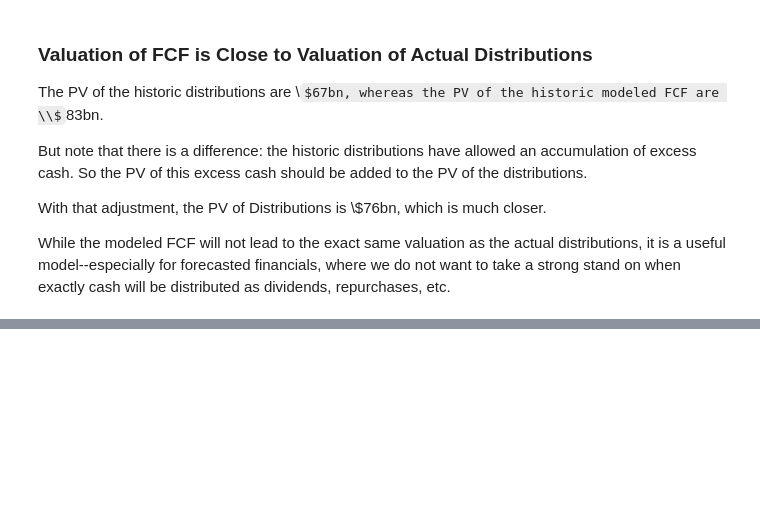
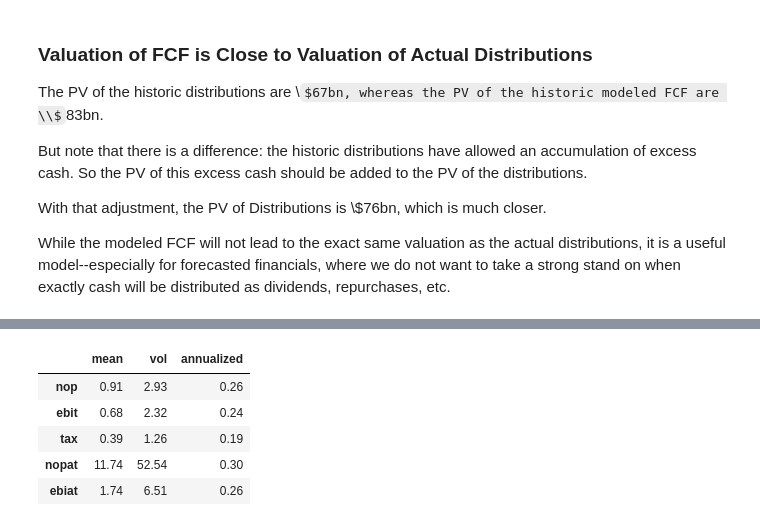
Before and after one commit to MarkHendricks/finm-corp-2022, a Jupyter notebook: discussions/Financial Policy at Apple.ipynb, the cells around one changed output, grey strips where cells are left out. Saved outputs shown, nothing was run; the diff lists cells and outputs as text; code cells hidden in the pictures; some formulas as TeX source; blank space fills up the shorter version.

```diff
--- a/discussions/Financial Policy at Apple.ipynb
+++ b/discussions/Financial Policy at Apple.ipynb
@@ -766,0 +832,10 @@ While the modeled FCF will not lead to the exact same valuation as the actual di
+# %%
+profit_growth = profit.pct_change(axis=1)
+pd.DataFrame({'mean':profit_growth.mean(axis=1), 'vol':profit_growth.std(axis=1), 'annualized':(profit.iloc[:,-1]/profit.iloc[:,0])**(1/profit.shape[1]) - 1}).drop('net interest expense')
+# %% [output]
+|  | mean | vol | annualized |
+| nop | 0.91 | 2.93 | 0.26 |
+| ebit | 0.68 | 2.32 | 0.24 |
+| tax | 0.39 | 1.26 | 0.19 |
+| nopat | 11.74 | 52.54 | 0.30 |
+| ebiat | 1.74 | 6.51 | 0.26 |
```
Also changed, not shown: parts of 1 cell of this notebook, 2 other files.
